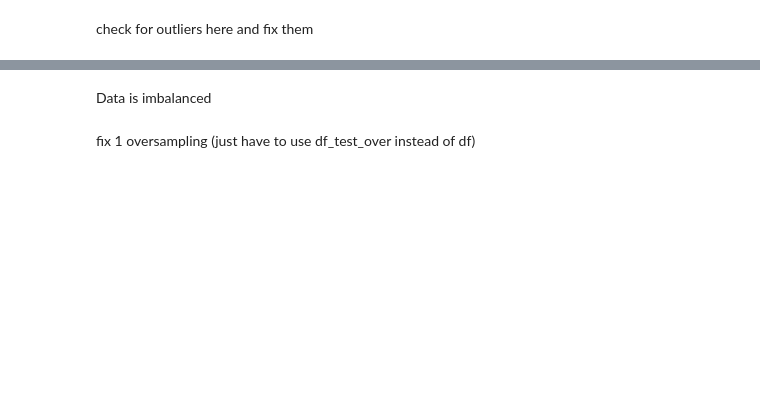
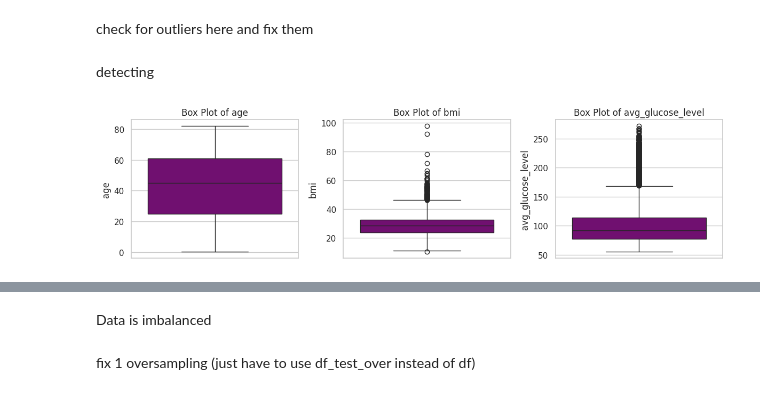
Before and after one commit to Pratham-99-Sh/DataScienceProject, a Jupyter notebook: trying/finalFile.ipynb, the cells around one changed output, grey strips where cells are left out. Saved outputs shown, nothing was run; the diff lists cells and outputs as text; code cells hidden in the pictures; blank space fills up the shorter version.

```diff
--- a/trying/finalFile.ipynb
+++ b/trying/finalFile.ipynb
@@ -131,3 +187,27 @@ df.describe()
 | max | 72940.000000 | 82.000000 | 1.000000 | 1.000000 | 271.740000 | 97.600000 | 1.000000 |
 # %% [markdown]
 check for outliers here and fix them
+# %% [markdown]
+detecting
+# %%
+import seaborn as sns
+
+numeric_variables = ['age', 'bmi', 'avg_glucose_level']
+
+# Set the size of the plot grid
+plt.figure(figsize=(12, 6))
+
+# Create Box Plots for Outlier Detection
+for i, numeric_var in enumerate(numeric_variables, 1):
+    plt.subplot(2, 3, i)
+    sns.boxplot(y=df[numeric_var], color='purple')
+    plt.title(f'Box Plot of {numeric_var}')
+    plt.ylabel(numeric_var)
+
+# Adjust layout
+plt.tight_layout()
+
+# Show the plots
+plt.show()
+# %% [output]
+[figure, added]
```
Also changed, not shown: parts of 24 cells of this notebook.
